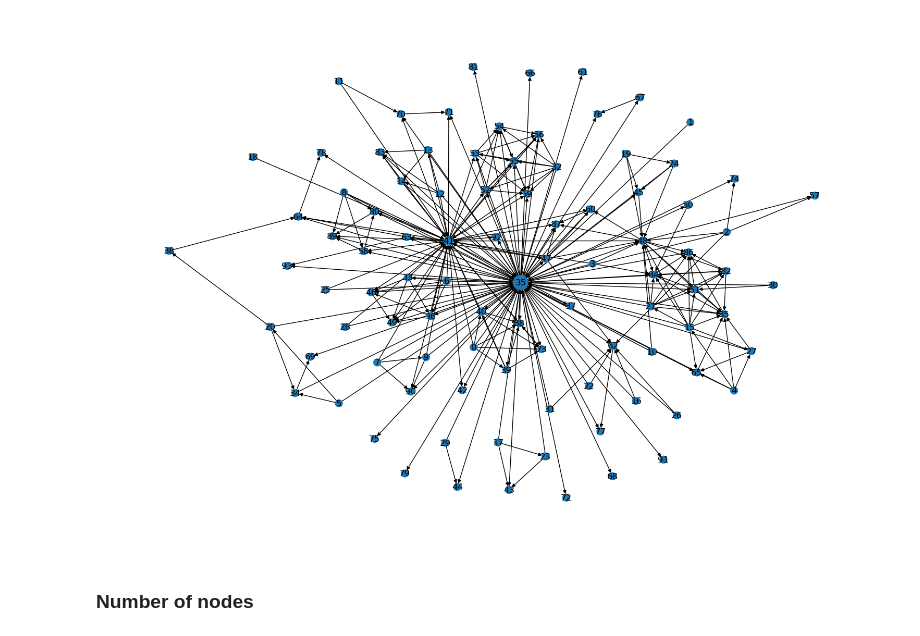
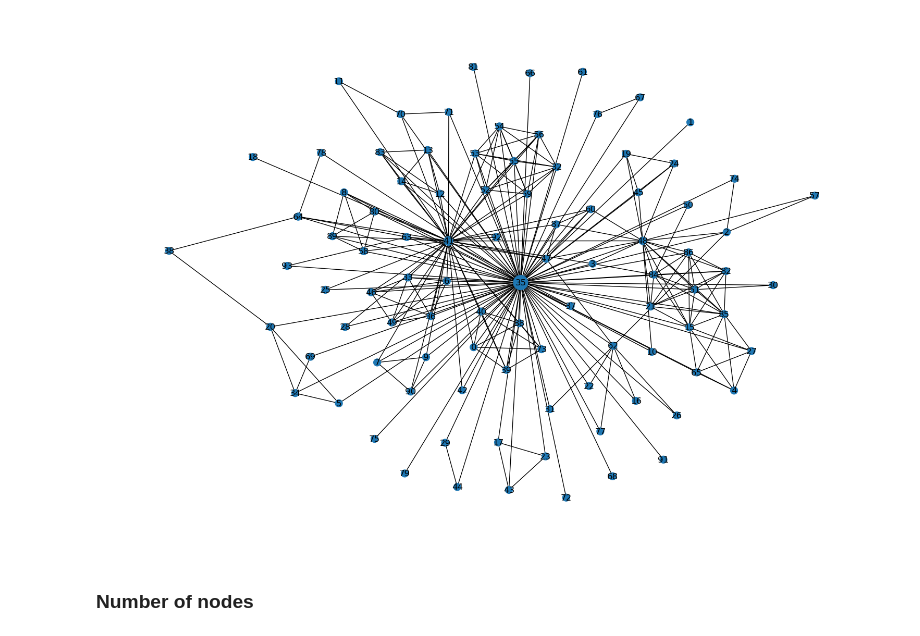
Before and after one commit to Dadd0/social-network-analysis-forrest-gump, a Jupyter notebook: forrest_gump.ipynb, the cells around one changed output. Cells and saved outputs as stored; diff of their text form; code cells hidden in the pictures.

Commit message:
Made the graph undirected

```diff
--- a/forrest_gump.ipynb
+++ b/forrest_gump.ipynb
@@ -20,18 +20,18 @@ labels = dict(labels)
 pos = nodes_df[' _pos']
 # %%
 plt.figure(figsize=(15, 10))
-G = nx.DiGraph()
+G = nx.Graph()
 
 for n in range(0, len(nodes_df)):
     G.add_node(n)
 
 G.add_weighted_edges_from(links)
 nx.set_node_attributes(G, labels, name = 'label')
 
 
 nx.draw(G, node_size = nodes_df['size'], pos = pos, with_labels = True)
 # %% [output]
-[figure, old version]
+[figure, new version]
 # %% [markdown]
 ### Number of nodes
 # %%
```
